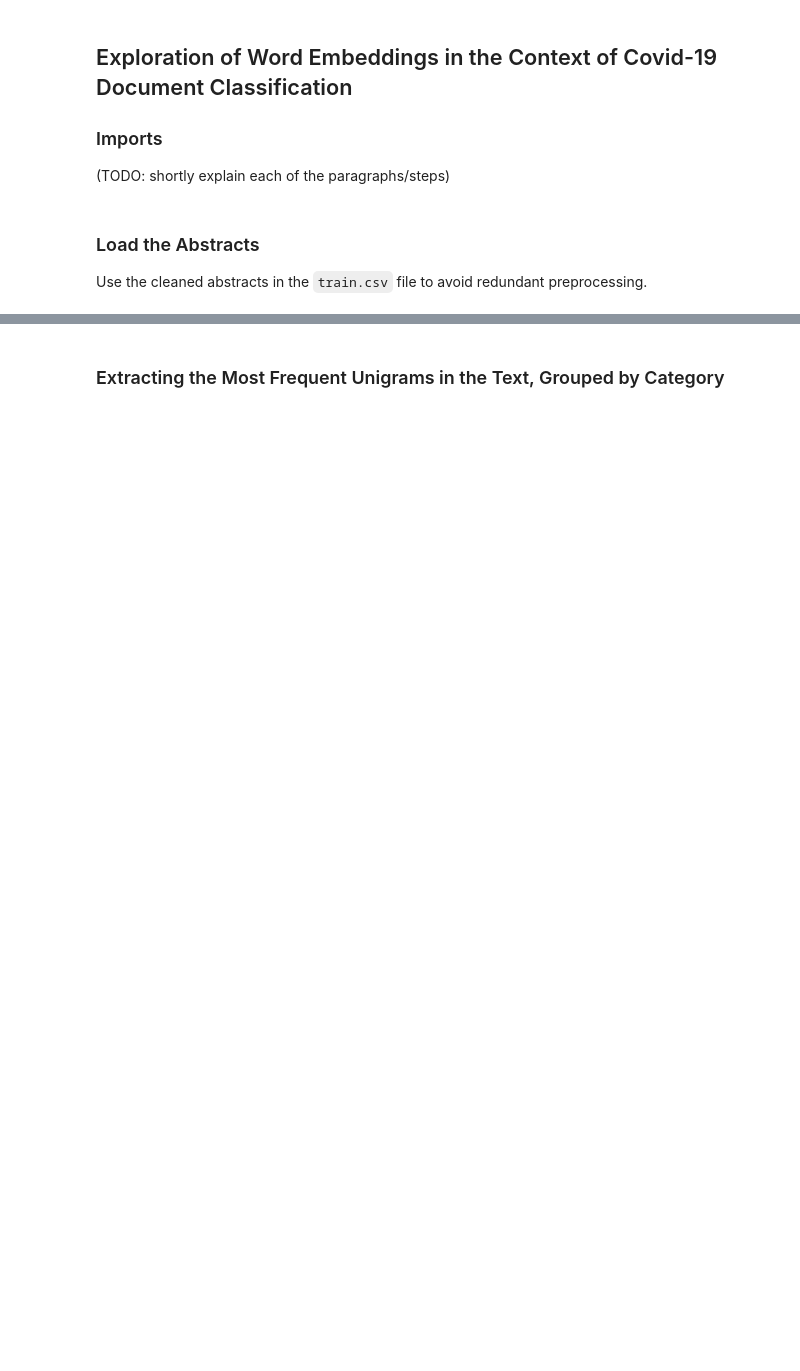
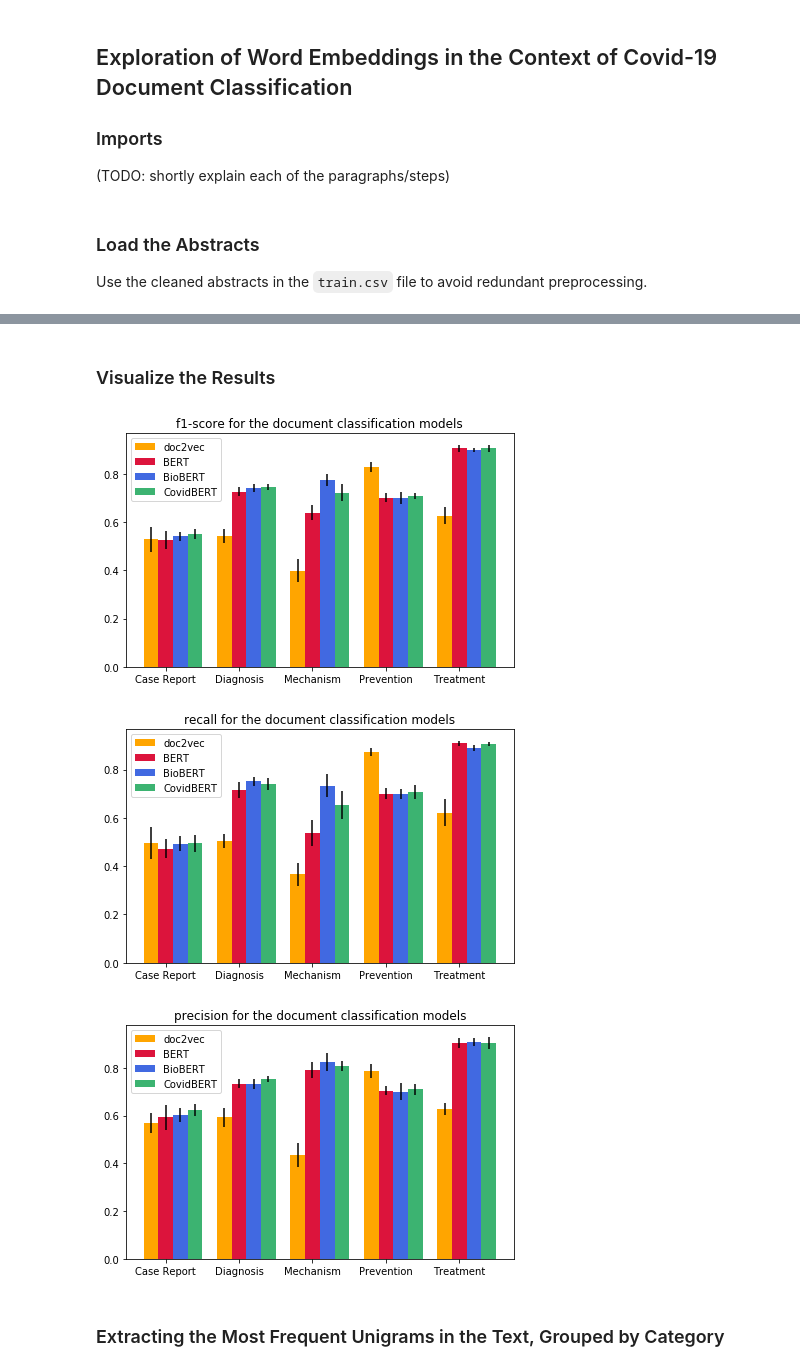
Before and after one commit to helenabalabin/covid-19-document-classification, a Jupyter notebook: src/covid-data-exploration.ipynb, the cells around one changed output, grey strips where cells are left out. Drawn from its saved outputs; the diff is of its cells as text; code cells hidden in the pictures; blank space fills up the shorter version.

Commit message:
add visualization of results

```diff
--- a/src/covid-data-exploration.ipynb
+++ b/src/covid-data-exploration.ipynb
@@ -10,7 +11,8 @@ import matplotlib.pyplot as plt
 ### Load the Abstracts
 Use the cleaned abstracts in the `train.csv` file to avoid redundant preprocessing.
 # %%
-data = pd.read_csv("../data/document_classification/train.csv")
+data = pd.read_csv("../data/document_classification/train.csv", sep = "\t")
 
 # group data by different categories
-# data_grouped = [i["text"] for i in data if i["Categories"]==j for j in np.unique(data["Categories"])]
+groups = [g["text"] for _,g in data.groupby(["Categories"])]
+category_names = [g.iloc[0]["Categories"] for _,g in data.groupby(["Categories"])]
@@ -17,2 +71,40 @@ data = pd.read_csv("../data/document_classification/train.csv")
+# %% [markdown]
+### Visualize the Results
+# %%
+def visualize(metric):
+    x = np.arange(len(category_names)
+                 ) # the x locations for the groups
+    width = 0.35         # the width of the bars
+
+    av_doc2vec = [(float(i.split("±")[0]),float(i.split("±")[1])) for i in average_doc2vec.iloc[:5][metric]]
+    av_bert = [(float(i.split("±")[0]),float(i.split("±")[1])) for i in average_bert.iloc[:5][metric]]
+    av_biobert = [(float(i.split("±")[0]),float(i.split("±")[1])) for i in average_biobert.iloc[:5][metric]]
+    av_covidbert = [(float(i.split("±")[0]),float(i.split("±")[1])) for i in average_covidbert.iloc[:5][metric]]
+
+    ax = plt.subplot(111)
+    ax.bar(x-0.2, [i[0] for i in av_doc2vec], width=0.2, color='orange', align='center',
+           yerr=[i[1] for i in av_doc2vec], label="doc2vec")
+    ax.bar(x, [i[0] for i in av_bert], width=0.2, color='crimson', align='center',
+           yerr=[i[1] for i in av_bert], label="BERT")
+    ax.bar(x+0.2, [i[0] for i in av_biobert], width=0.2, color='royalblue', align='center',
+           yerr=[i[1] for i in av_biobert], label="BioBERT")
+    ax.bar(x+0.4, [i[0] for i in av_covidbert], width=0.2, color='mediumseagreen', align='center',
+           yerr=[i[1] for i in av_covidbert], label="CovidBERT")
+
+    ax.set_title(metric + " for the document classification models")
+    ax.legend()
+
+    plt.tight_layout()
+    plt.xticks(x, ["Case Report", "Diagnosis", "Mechanism", "Prevention", "Treatment"])
+    # plt.savefig("../data/visualization/" + metric + "-document-classification-results.png")
+    plt.show()
+
+visualize("f1-score")
+visualize("recall")
+visualize("precision")
+# %% [output]
+[figure, added]
+[figure, added]
+[figure, added]
 # %% [markdown]
 ### Extracting the Most Frequent Unigrams in the Text, Grouped by Category
```
Also changed, not shown: parts of 4 cells of this notebook, 6 other files.
